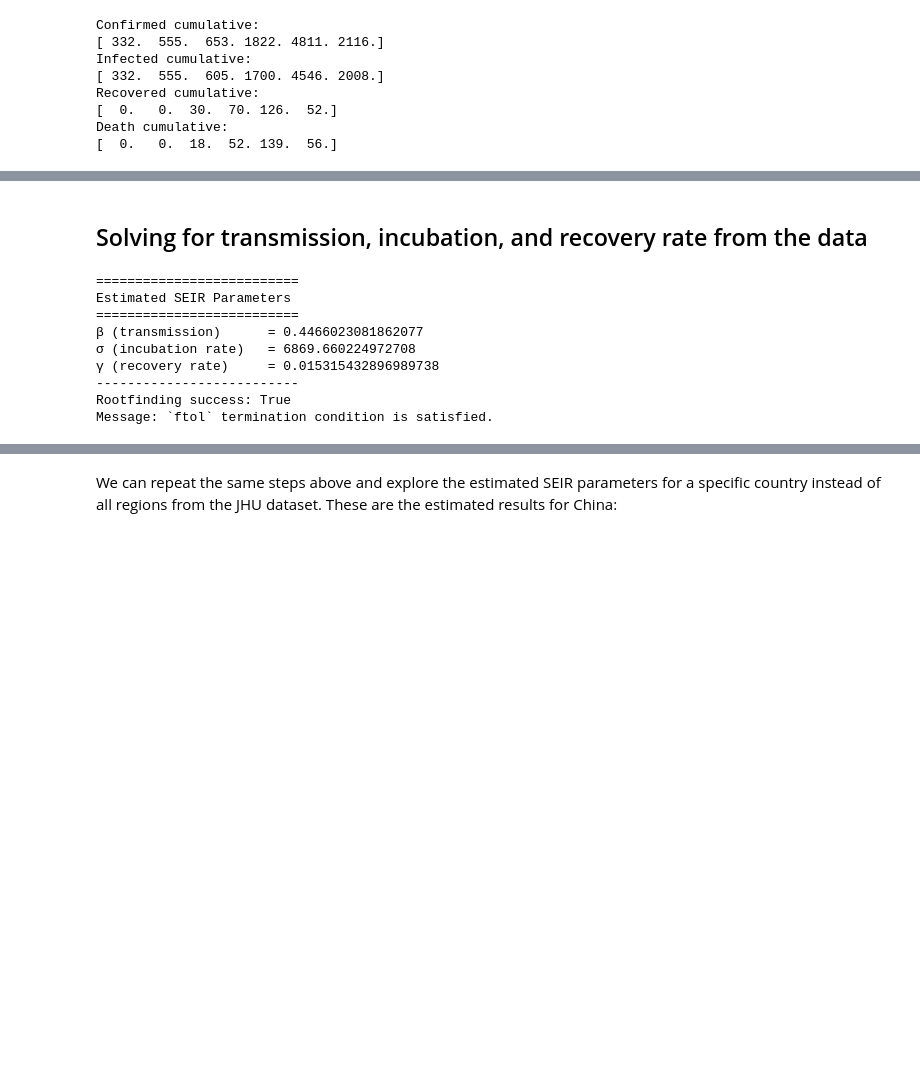
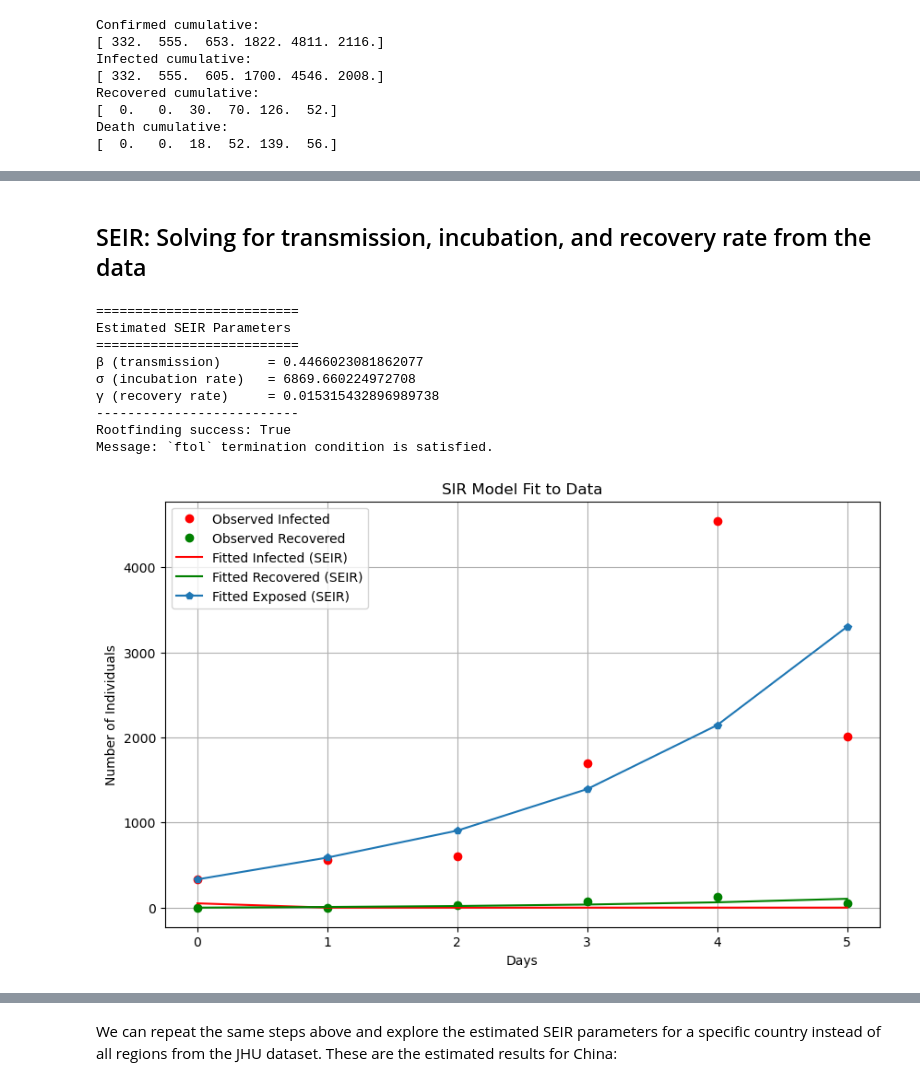
Before and after one commit to carlykiang/apma4300-disease-modeling, a Jupyter notebook: project.ipynb, the cells around one changed output, grey strips where cells are left out. Drawn from its saved outputs; the diff is of its cells as text; code cells hidden in the pictures; blank space fills up the shorter version.

```diff
--- a/project.ipynb
+++ b/project.ipynb
@@ -722,5 +757,5 @@ Message: `ftol` termination condition is satisfied.
 # %% [markdown]
-## Solving for transmission, incubation, and recovery rate from the data
+## SEIR: Solving for transmission, incubation, and recovery rate from the data
 # %%
 # ----------------------------------------------------------------------
 # STEP 1 CONTINUED: Load arrays derived earlier from the JHU dataset
@@ -812,31 +847,55 @@ params0 = numpy.array([beta0, sigma0, gamma0])
 
 
 # ----------------------------------------------------------------------
 # STEP 5: SOLVE USING ROOTFINDING TECHNIQUE
 # ----------------------------------------------------------------------
 # solution = root(residual, params0, method='hybr')
 # cant use root, because we have 12 data points instead of 3
 solution = least_squares(residual, params0, method='trf')
 
 beta_hat, sigma_hat, gamma_hat = solution.x
 
 print("\n==========================")
 print("Estimated SEIR Parameters")
 print("==========================")
 print("β (transmission)      =", beta_hat)
 print("σ (incubation rate)   =", sigma_hat)
 print("γ (recovery rate)     =", gamma_hat)
 print("--------------------------")
 print("Rootfinding success:", solution.success)
 print("Message:", solution.message)
+
+# -----------------------------
+# 6) Solve SEIR model with fitted parameters for plotting
+# -----------------------------
+S_fit, I_fit, E_fit, R_fit = solve_seir([beta_hat, sigma_hat, gamma_hat])
+
+# -----------------------------
+# 7) Plot results
+# -----------------------------
+plt.figure(figsize=(10,6))
+plt.plot(t_data, I_data, 'ro', label='Observed Infected')
+plt.plot(t_data, R_data, 'go', label='Observed Recovered')
+# plt.plot(t_data, S_data, 'bo', label='Observed Susceptible')
+plt.plot(t_data, I_fit, 'r-', label='Fitted Infected (SEIR)')
+plt.plot(t_data, R_fit, 'g-', label='Fitted Recovered (SEIR)')
+# plt.plot(t_data, S_fit, 'b-', label='Fitted Susceptible (SEIR)')
+plt.plot(t_data, E_fit, 'p-', label='Fitted Exposed (SEIR)')
+plt.xlabel('Days')
+plt.ylabel('Number of Individuals')
+plt.title('SIR Model Fit to Data')
+plt.legend()
+plt.grid(True)
+plt.show()
 # %% [output]
 ==========================
 Estimated SEIR Parameters
 ==========================
 β (transmission)      = 0.4466023081862077
 σ (incubation rate)   = 6869.660224972708
 γ (recovery rate)     = 0.015315432896989738
 --------------------------
 Rootfinding success: True
 Message: `ftol` termination condition is satisfied.
+[figure, added]
 # %% [markdown]
```
Also changed, not shown: parts of 9 cells of this notebook.
